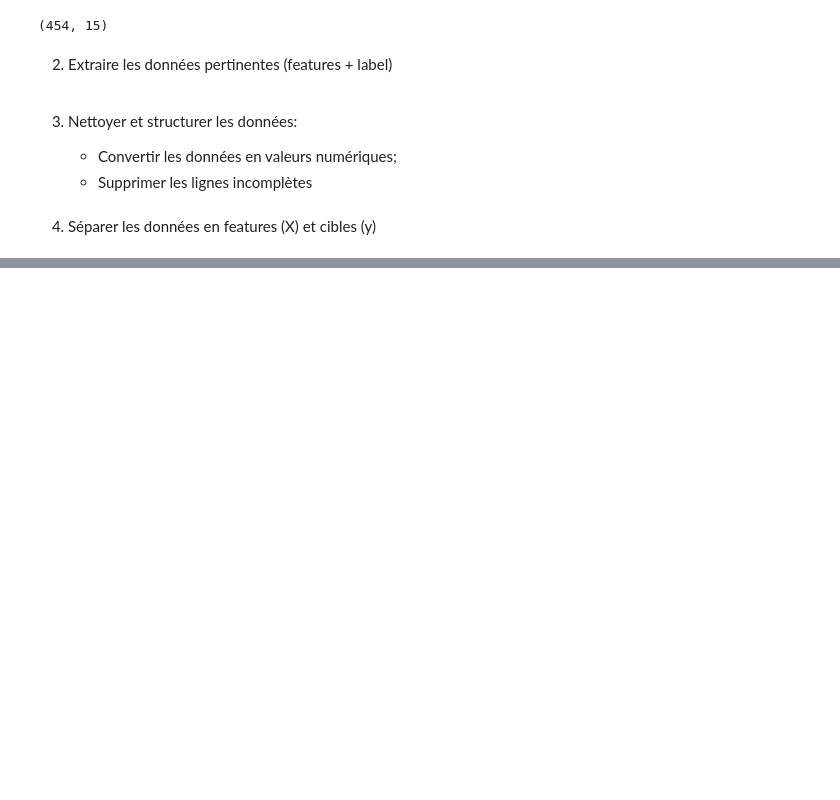
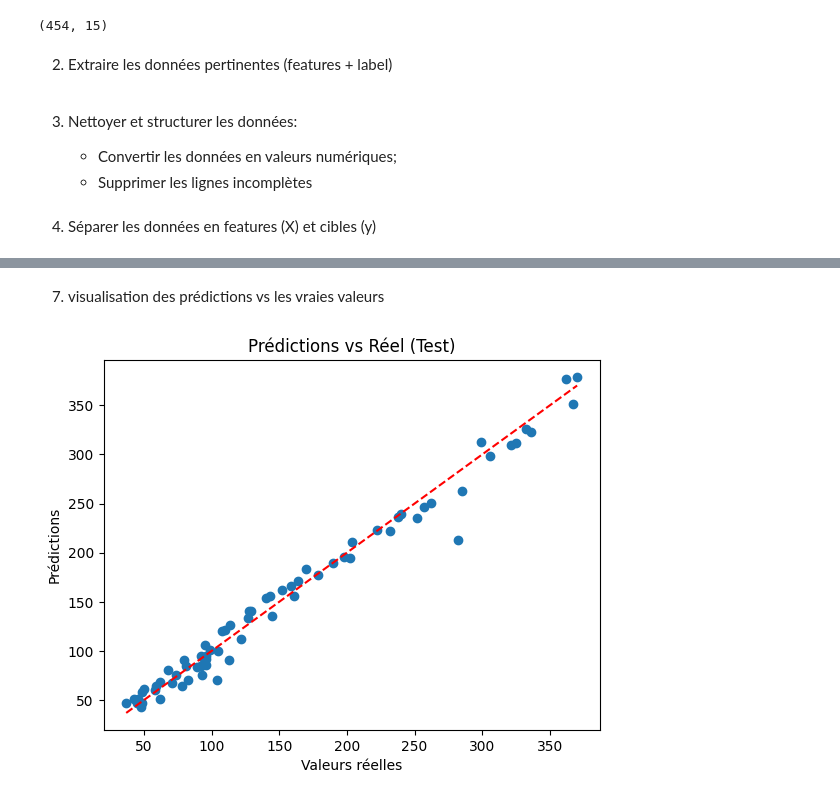
Before and after one commit to inessd91/AQI_prediction_Sorbonne, a Jupyter notebook: Dataset.ipynb, the cells around one changed output, grey strips where cells are left out. Saved outputs shown, nothing was run; the diff lists cells and outputs as text; code cells hidden in the pictures; blank space fills up the shorter version.

```diff
--- a/Dataset.ipynb
+++ b/Dataset.ipynb
@@ -160,0 +151,14 @@ y = df_clean[label_col]
+# %%
+# Importer les librairies nécessaires
+from sklearn.ensemble import RandomForestRegressor
+from sklearn.model_selection import train_test_split
+from sklearn.metrics import mean_squared_error, r2_score
+import numpy as np
+
+# Diviser les données en ensembles d'entraînement et de test
+X_train, X_test, y_train, y_test = train_test_split(X, y, test_size=0.2, random_state=42)
+
+print(X_train.shape)
+print(X_test.shape)
+print(y_train.shape)
+print(y_test.shape)
@@ -160,0 +178,6 @@ y = df_clean[label_col]
+# %%
+# Créer le modèle:
+model = RandomForestRegressor(n_estimators=100, random_state=42)
+
+# Entraîner sur l'ensemble d'entraînement:
+model.fit(X_train, y_train)
@@ -160,0 +264,2 @@ y = df_clean[label_col]
+# %% [markdown]
+7. visualisation des prédictions vs les vraies valeurs
@@ -160,0 +268,17 @@ y = df_clean[label_col]
+# %%
+#Visualisation avec nuage de points(scatter plot) valeurs réelles vs prédictions
+#creation du scatter plot(x,y):
+plt.scatter(y_test, y_test_pred_lr)
+
+# Ajout de titres et de labels:
+plt.xlabel("Valeurs réelles")
+plt.ylabel("Prédictions")
+plt.title("Prédictions vs Réel (Test)")
+
+#Ajout de la ligne de référence (y_test = y_test_pred_lr) où les prédictions égales aux valeurs réelles:
+plt.plot([y_test.min(), y_test.max()], [y_test.min(), y_test.max()], 'r--')
+
+# Affichage du graphique:
+plt.show()
+# %% [output]
+[figure, added]
```
Also changed, not shown: parts of 23 cells of this notebook, 4 other files.
